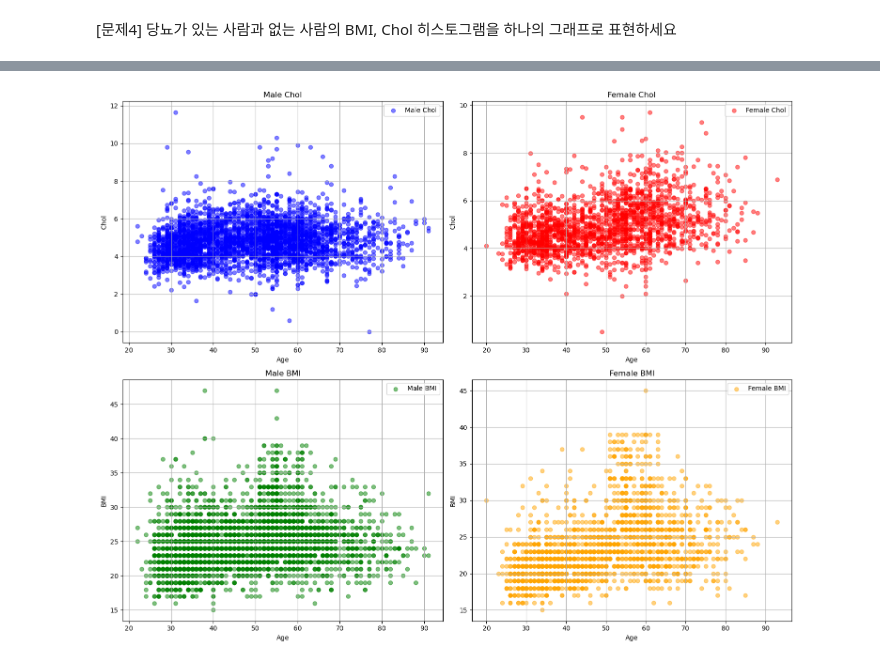
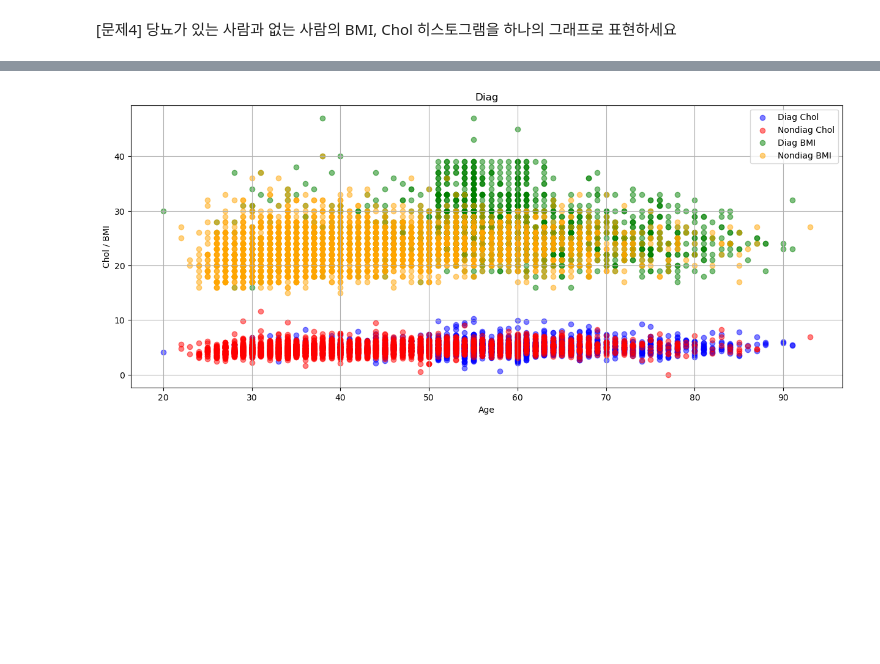
Before and after one commit to yeseuly/Python-palette, a Jupyter notebook: homework/hw3/submit/hw3_taesub.ipynb, the cells around one changed output, grey strips where cells are left out. Saved outputs shown, nothing was run; the diff lists cells and outputs as text; code cells hidden in the pictures; blank space fills up the shorter version.

```diff
--- a/homework/hw3/submit/hw3_taesub.ipynb
+++ b/homework/hw3/submit/hw3_taesub.ipynb
@@ -185,50 +113,28 @@ plt.show()
-# %%
-
-# 남성과 여성을 나눔
-male = df[df['Gender'] == 'M']
-female = df[df['Gender'] == 'F']
-
-# 그래프 크기 지정
-plt.figure(figsize=(15, 12))
-
-# 남성에 대한 Chol 그래프
-plt.subplot(2, 2, 1)  # 2행 2열 중 첫 번째 서브플롯 선택
-plt.scatter(male['Age'], male['Chol'], color='blue', alpha=0.5, label='Male Chol')
-plt.title('Male Chol')  # 서브플롯 제목
-plt.xlabel('Age')
-plt.ylabel('Chol')
-plt.grid(True)
-plt.legend()
-
-# 여성에 대한 Chol 그래프
-plt.subplot(2, 2, 2)  # 2행 2열 중 두 번째 서브플롯 선택
-plt.scatter(female['Age'], female['Chol'], color='red', alpha=0.5, label='Female Chol')
-plt.title('Female Chol')  # 서브플롯 제목
-plt.xlabel('Age')
-plt.ylabel('Chol')
-plt.grid(True)
-plt.legend()
-
-# 남성에 대한 BMI 그래프
-plt.subplot(2, 2, 3)  # 2행 2열 중 세 번째 서브플롯 선택
-plt.scatter(male['Age'], male['BMI'], color='green', alpha=0.5, label='Male BMI')
-plt.title('Male BMI')  # 서브플롯 제목
-plt.xlabel('Age')
-plt.ylabel('BMI')
-plt.grid(True)
-plt.legend()
-
-# 여성에 대한 BMI 그래프
-plt.subplot(2, 2, 4)  # 2행 2열 중 네 번째 서브플롯 선택
-plt.scatter(female['Age'], female['BMI'], color='orange', alpha=0.5, label='Female BMI')
-plt.title('Female BMI')  # 서브플롯 제목
-plt.xlabel('Age')
-plt.ylabel('BMI')
-plt.grid(True)
-plt.legend()
-
-# 그래프 출력
-plt.tight_layout()  # 서브플롯 간의 간격 조정
-plt.show()
-# %% [output]
-[figure, removed]
+# %%
+diag = df[df['Diagnosis'] == 1]
+nondiag = df[df['Diagnosis'] == 0]
+
+age_diag = diag['Age']
+chol_diag = diag['Chol']
+bmi_diag = diag['BMI']
+
+age_nondiag = nondiag['Age']
+chol_nondiag = nondiag['Chol']
+bmi_nondiag = nondiag['BMI']
+
+plt.figure(figsize=(15, 6))
+
+plt.scatter(age_diag, chol_diag, color='blue', alpha=0.5, label='Diag Chol')
+plt.scatter(age_nondiag, chol_nondiag, color='red', alpha=0.5, label='Nondiag Chol')
+plt.scatter(age_diag, bmi_diag, color='green', alpha=0.5, label='Diag BMI')
+plt.scatter(age_nondiag, bmi_nondiag, color='orange', alpha=0.5, label='Nondiag BMI')
+
+plt.title('Diag')
+plt.xlabel('Age')
+plt.ylabel('Chol / BMI')
+
+plt.grid(True)
+plt.legend()
+plt.show()
+# %% [output]
+[figure, added]
```
Also changed, not shown: parts of 7 cells of this notebook, 4 other files.
